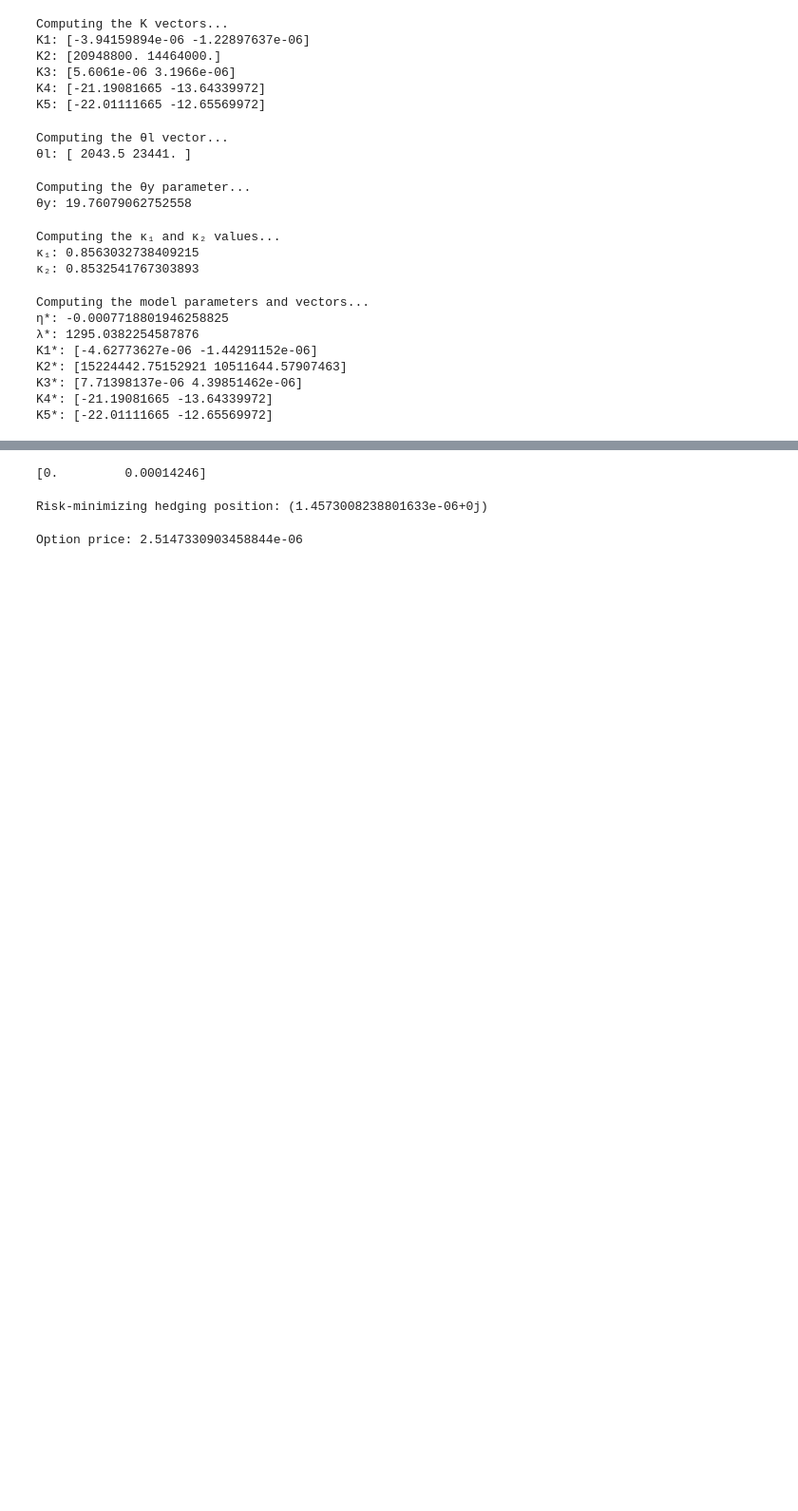
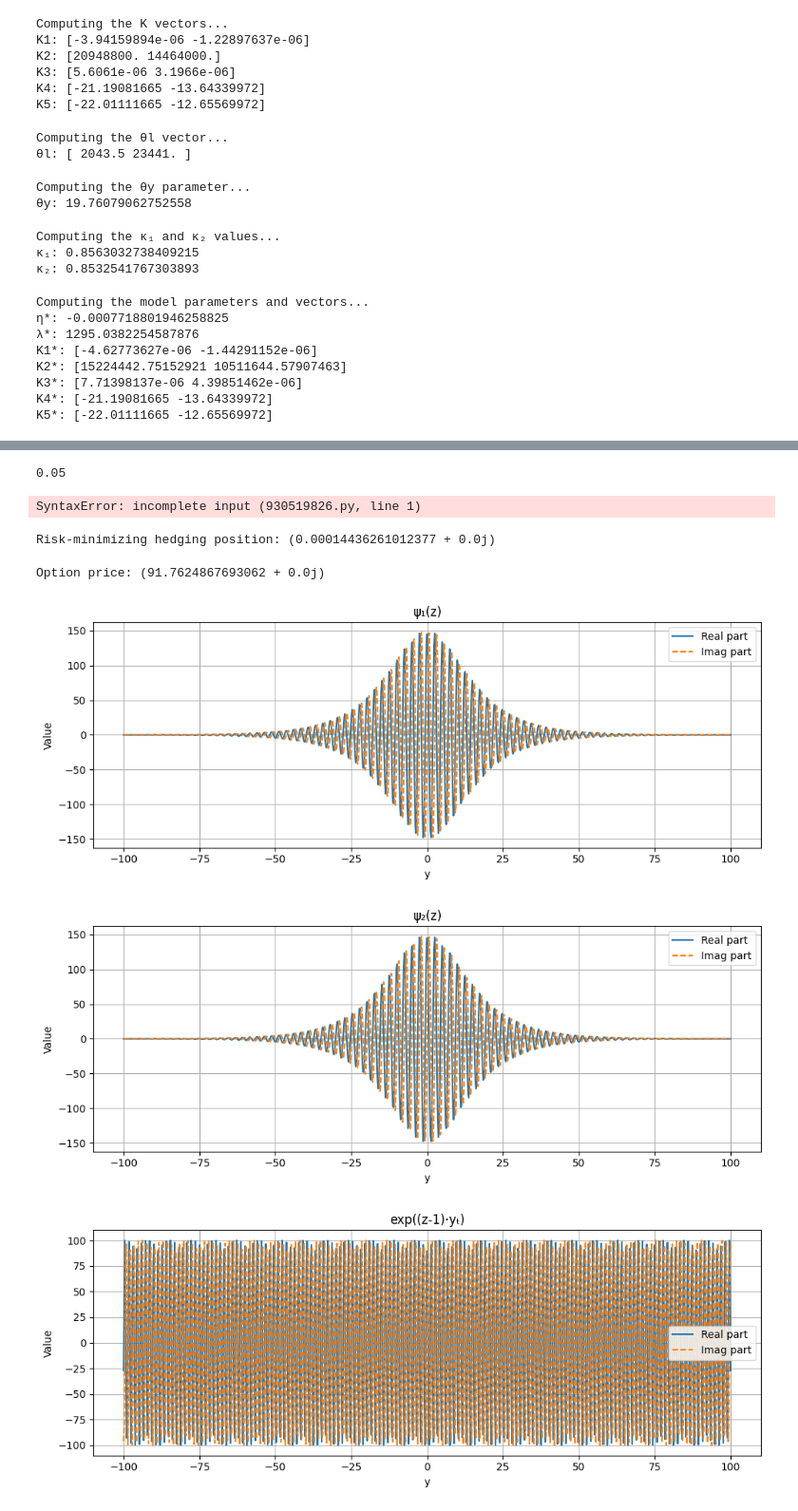
Before and after one commit to asimp104/HF_Hedging, a Jupyter notebook: IG_GARCHC_Pricing.ipynb, the cells around one changed output, grey strips where cells are left out. Shown at 95% size. Cells and saved outputs as stored; diff of their text form; code cells hidden in the pictures; blank space fills up the shorter version.

Commit message:
hedging mp

```diff
--- a/IG_GARCHC_Pricing.ipynb
+++ b/IG_GARCHC_Pricing.ipynb
@@ -628,4 +634,6 @@ K5*: [-22.01111665 -12.65569972]
 # %%
+
+
 params = {
     'eta_star': eta_star,
     'lam_star': lam_star,
@@ -634,7 +642,7 @@ params = {
     'K3_star': K3_star,
     'K4_star': K4_star,
     'K5_star': K5_star,
-    'r': 0
+    'r': 0.05
 }
 
 # Create A*, B0*, and B* functions
@@ -653,9 +661,13 @@ delta = np.sqrt(kappa1 / kappa2**3)
 l_star_t = compute_l_t_star(0, sigma_squared, delta) # long and short run conditional variances at time t
 r = params['r']  # Risk-free rate
 R = 1.5  # Real part of the contour for European call option (R > 1)
-print(l_star_t)
+print(r)
 # %% [output]
-[0.         0.00014246]
+0.05
+# %%
+exp(log_psi_0(0, y_t, l_star_t, r, A_star, B0_star, B_star)
+# %% [output]
+SyntaxError: incomplete input (930519826.py, line 1)
 # %%
 # Compute the risk-minimizing hedging position
 
@@ -667,7 +679,7 @@ xi_t_plus_1 = risk_minimizing_hedge(
 
 print(f"Risk-minimizing hedging position: {xi_t_plus_1}")
 # %% [output]
-Risk-minimizing hedging position: (1.4573008238801633e-06+0j)
+Risk-minimizing hedging position: (0.00014436261012377 + 0.0j)
 # %%
 
 # Compute the option price
@@ -679,4 +691,4 @@ option_price_value = option_price(
 
 print(f"Option price: {option_price_value}")
 # %% [output]
-Option price: 2.5147330903458844e-06
+Option price: (91.7624867693062 + 0.0j)
@@ -682,0 +759,6 @@ Option price: 2.5147330903458844e-06
+# %%
+plot_func(t, T, y_t, l_star_t, r, A_star, B0_star, B_star, f_check_call, option_params)
+# %% [output]
+[figure, added]
+[figure, added]
+[figure, added]
```
Also changed, not shown: parts of 15 cells of this notebook, 9 other files.
